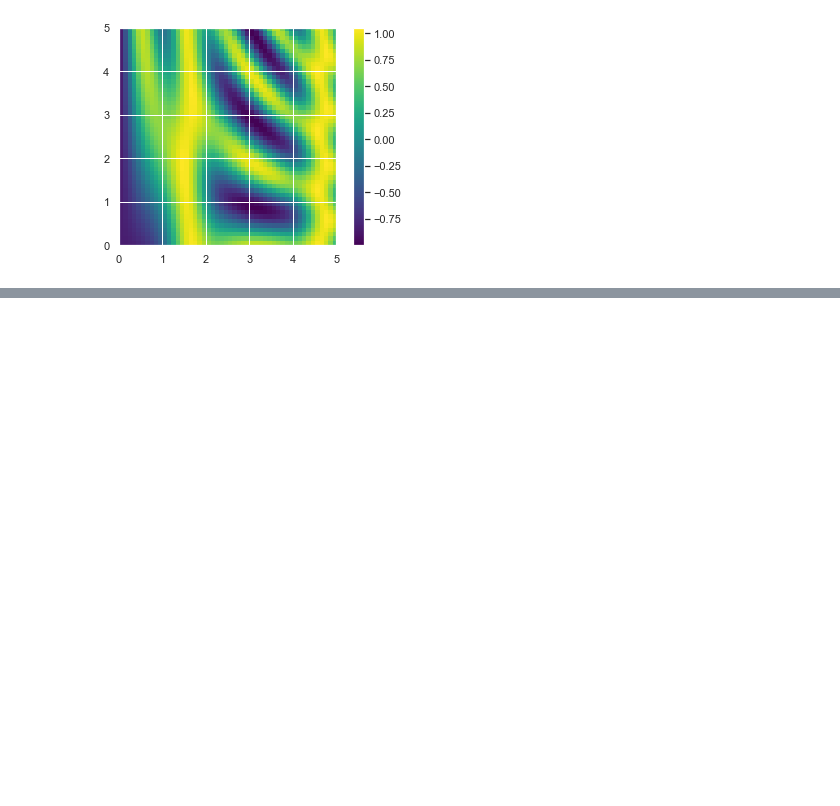
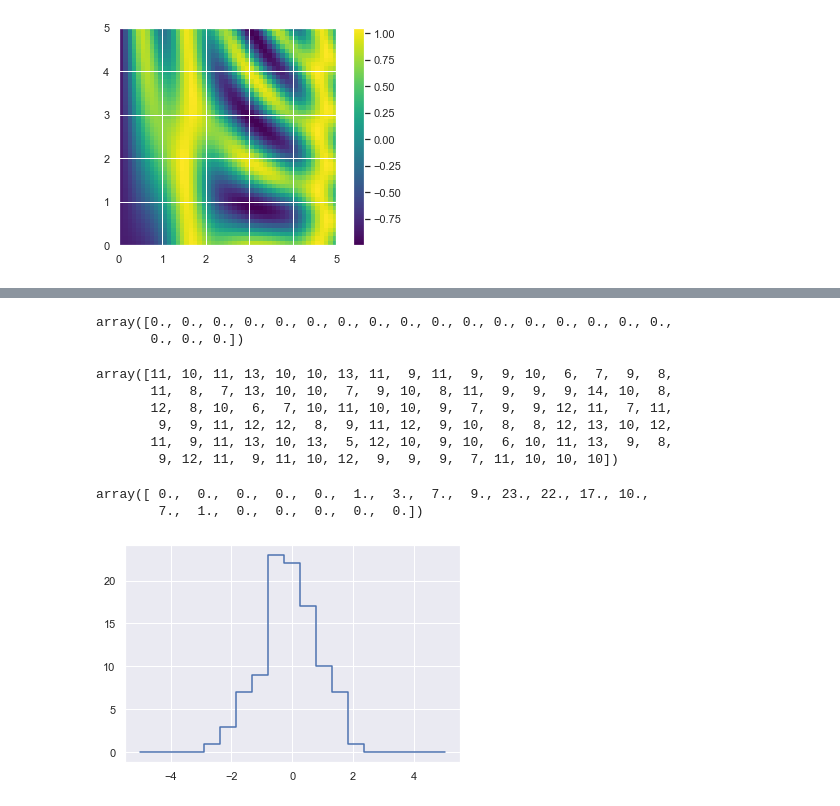
Before and after one commit to duzhewang/ProgrammingNotes, a Jupyter notebook: Python/PythonDShandbook/Chap02_NumPy.ipynb, the cells around one changed output, grey strips where cells are left out. Cells and saved outputs as stored; diff of their text form; code cells hidden in the pictures; blank space fills up the shorter version.

```diff
--- a/Python/PythonDShandbook/Chap02_NumPy.ipynb
+++ b/Python/PythonDShandbook/Chap02_NumPy.ipynb
@@ -1317,0 +1844,2 @@ plt.colorbar();
+# %%
+bins=np.linspace(-5, 5, 20)
@@ -1317,0 +1853,7 @@ plt.colorbar();
+# %%
+counts=np.zeros_like(bins)
+# %%
+counts
+# %% [output]
+array([0., 0., 0., 0., 0., 0., 0., 0., 0., 0., 0., 0., 0., 0., 0., 0., 0.,
+       0., 0., 0.])
@@ -1317,0 +1862,9 @@ plt.colorbar();
+# %%
+i
+# %% [output]
+array([11, 10, 11, 13, 10, 10, 13, 11,  9, 11,  9,  9, 10,  6,  7,  9,  8,
+       11,  8,  7, 13, 10, 10,  7,  9, 10,  8, 11,  9,  9,  9, 14, 10,  8,
+       12,  8, 10,  6,  7, 10, 11, 10, 10,  9,  7,  9,  9, 12, 11,  7, 11,
+        9,  9, 11, 12, 12,  8,  9, 11, 12,  9, 10,  8,  8, 12, 13, 10, 12,
+       11,  9, 11, 13, 10, 13,  5, 12, 10,  9, 10,  6, 10, 11, 13,  9,  8,
+        9, 12, 11,  9, 11, 10, 12,  9,  9,  9,  7, 11, 10, 10, 10])
@@ -1317,0 +1873,9 @@ plt.colorbar();
+# %%
+counts
+# %% [output]
+array([ 0.,  0.,  0.,  0.,  0.,  1.,  3.,  7.,  9., 23., 22., 17., 10.,
+        7.,  1.,  0.,  0.,  0.,  0.,  0.])
+# %%
+plt.plot(bins, counts, linestyle="steps");
+# %% [output]
+[figure, added]
```
Also changed, not shown: parts of 136 cells of this notebook.
